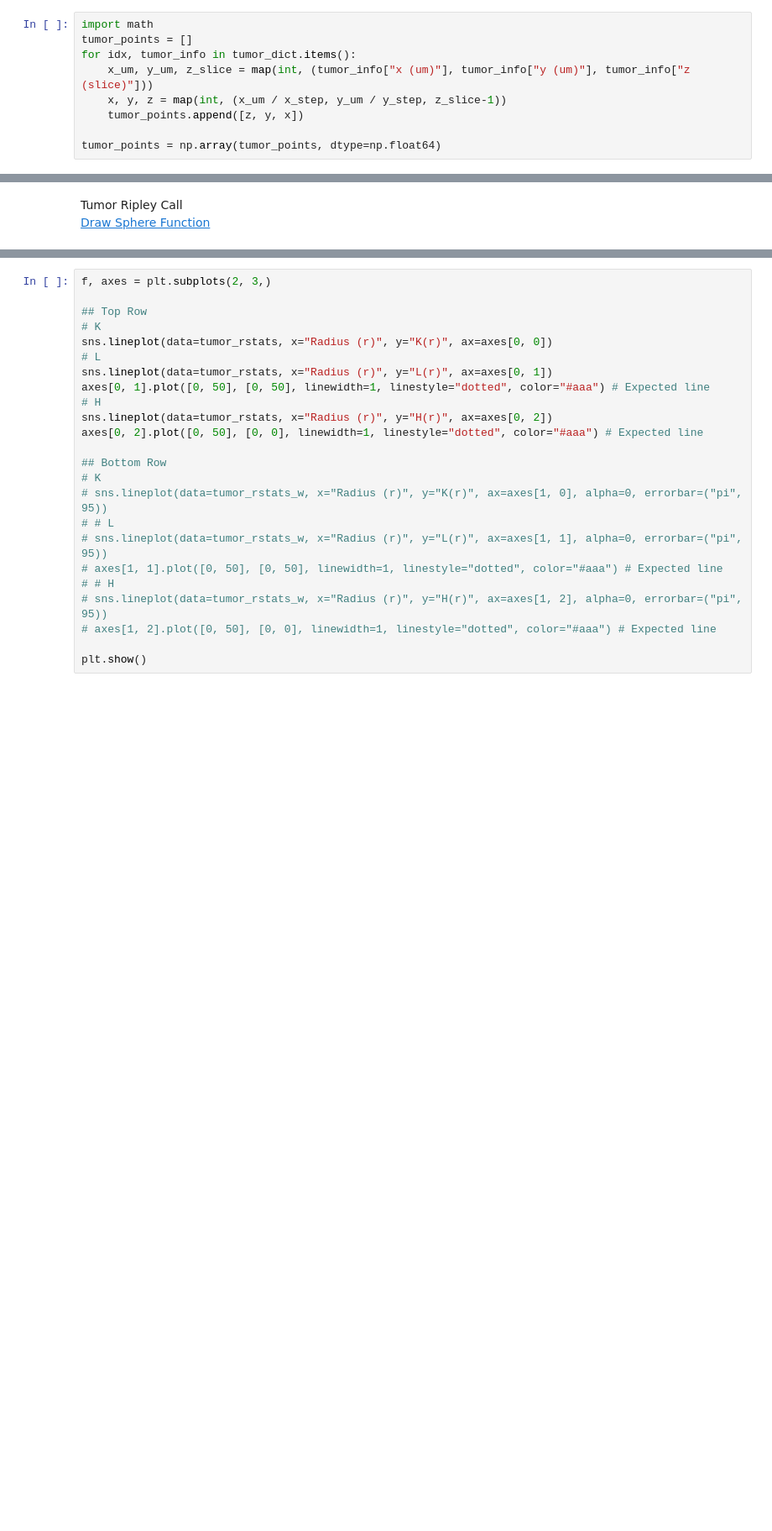
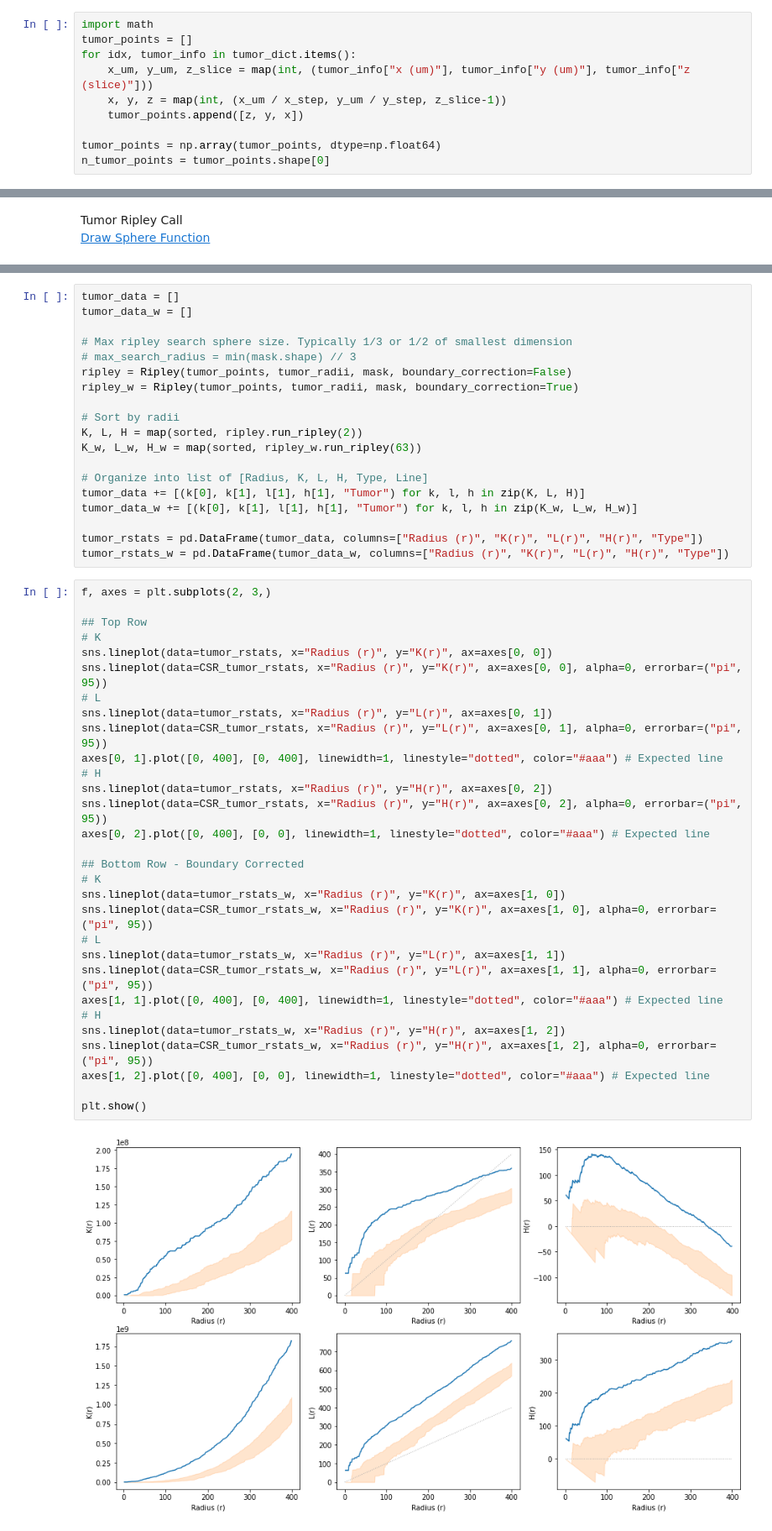
Before and after one commit to dkermany/mdspacer, a Jupyter notebook: ipynb/confocal_3D/Spatial3D.ipynb, the cells around one changed output, grey strips where cells are left out. Shown at 84% size. Drawn from its saved outputs; the diff is of its cells as text; blank space fills up the shorter version.

```diff
--- a/ipynb/confocal_3D/Spatial3D.ipynb
+++ b/ipynb/confocal_3D/Spatial3D.ipynb
@@ -535,3 +556,4 @@ for idx, tumor_info in tumor_dict.items():
     tumor_points.append([z, y, x])
 
 tumor_points = np.array(tumor_points, dtype=np.float64)
+n_tumor_points = tumor_points.shape[0]
@@ -563,27 +602,54 @@ tumor_rstats = pd.DataFrame(bone_data, columns=["Radius (r)", "K(r)", "L(r)", "H
+# %%
+tumor_data = []
+tumor_data_w = []
+
+# Max ripley search sphere size. Typically 1/3 or 1/2 of smallest dimension
+# max_search_radius = min(mask.shape) // 3
+ripley = Ripley(tumor_points, tumor_radii, mask, boundary_correction=False)
+ripley_w = Ripley(tumor_points, tumor_radii, mask, boundary_correction=True)
+
+# Sort by radii
+K, L, H = map(sorted, ripley.run_ripley(2))
+K_w, L_w, H_w = map(sorted, ripley_w.run_ripley(63))
+
+# Organize into list of [Radius, K, L, H, Type, Line]
+tumor_data += [(k[0], k[1], l[1], h[1], "Tumor") for k, l, h in zip(K, L, H)]
+tumor_data_w += [(k[0], k[1], l[1], h[1], "Tumor") for k, l, h in zip(K_w, L_w, H_w)]
+
+tumor_rstats = pd.DataFrame(tumor_data, columns=["Radius (r)", "K(r)", "L(r)", "H(r)", "Type"])
+tumor_rstats_w = pd.DataFrame(tumor_data_w, columns=["Radius (r)", "K(r)", "L(r)", "H(r)", "Type"])
 # %%
 f, axes = plt.subplots(2, 3,)
 
 ## Top Row
 # K
 sns.lineplot(data=tumor_rstats, x="Radius (r)", y="K(r)", ax=axes[0, 0])
+sns.lineplot(data=CSR_tumor_rstats, x="Radius (r)", y="K(r)", ax=axes[0, 0], alpha=0, errorbar=("pi", 95))
 # L
 sns.lineplot(data=tumor_rstats, x="Radius (r)", y="L(r)", ax=axes[0, 1])
-axes[0, 1].plot([0, 50], [0, 50], linewidth=1, linestyle="dotted", color="#aaa") # Expected line
+sns.lineplot(data=CSR_tumor_rstats, x="Radius (r)", y="L(r)", ax=axes[0, 1], alpha=0, errorbar=("pi", 95))
+axes[0, 1].plot([0, 400], [0, 400], linewidth=1, linestyle="dotted", color="#aaa") # Expected line
 # H
 sns.lineplot(data=tumor_rstats, x="Radius (r)", y="H(r)", ax=axes[0, 2])
-axes[0, 2].plot([0, 50], [0, 0], linewidth=1, linestyle="dotted", color="#aaa") # Expected line
+sns.lineplot(data=CSR_tumor_rstats, x="Radius (r)", y="H(r)", ax=axes[0, 2], alpha=0, errorbar=("pi", 95))
+axes[0, 2].plot([0, 400], [0, 0], linewidth=1, linestyle="dotted", color="#aaa") # Expected line
 
-## Bottom Row
+## Bottom Row - Boundary Corrected
 # K
-# sns.lineplot(data=tumor_rstats_w, x="Radius (r)", y="K(r)", ax=axes[1, 0], alpha=0, errorbar=("pi", 95))
-# # L
-# sns.lineplot(data=tumor_rstats_w, x="Radius (r)", y="L(r)", ax=axes[1, 1], alpha=0, errorbar=("pi", 95))
-# axes[1, 1].plot([0, 50], [0, 50], linewidth=1, linestyle="dotted", color="#aaa") # Expected line
-# # H
-# sns.lineplot(data=tumor_rstats_w, x="Radius (r)", y="H(r)", ax=axes[1, 2], alpha=0, errorbar=("pi", 95))
-# axes[1, 2].plot([0, 50], [0, 0], linewidth=1, linestyle="dotted", color="#aaa") # Expected line
+sns.lineplot(data=tumor_rstats_w, x="Radius (r)", y="K(r)", ax=axes[1, 0])
+sns.lineplot(data=CSR_tumor_rstats_w, x="Radius (r)", y="K(r)", ax=axes[1, 0], alpha=0, errorbar=("pi", 95))
+# L
+sns.lineplot(data=tumor_rstats_w, x="Radius (r)", y="L(r)", ax=axes[1, 1])
+sns.lineplot(data=CSR_tumor_rstats_w, x="Radius (r)", y="L(r)", ax=axes[1, 1], alpha=0, errorbar=("pi", 95))
+axes[1, 1].plot([0, 400], [0, 400], linewidth=1, linestyle="dotted", color="#aaa") # Expected line
+# H
+sns.lineplot(data=tumor_rstats_w, x="Radius (r)", y="H(r)", ax=axes[1, 2])
+sns.lineplot(data=CSR_tumor_rstats_w, x="Radius (r)", y="H(r)", ax=axes[1, 2], alpha=0, errorbar=("pi", 95))
+axes[1, 2].plot([0, 400], [0, 0], linewidth=1, linestyle="dotted", color="#aaa") # Expected line
 
 plt.show()
+# %% [output]
+[figure, added]
 # %%
 f, axes = plt.subplots(2, 3,)
 
```
Also changed, not shown: parts of 26 cells of this notebook, 3 other files.
